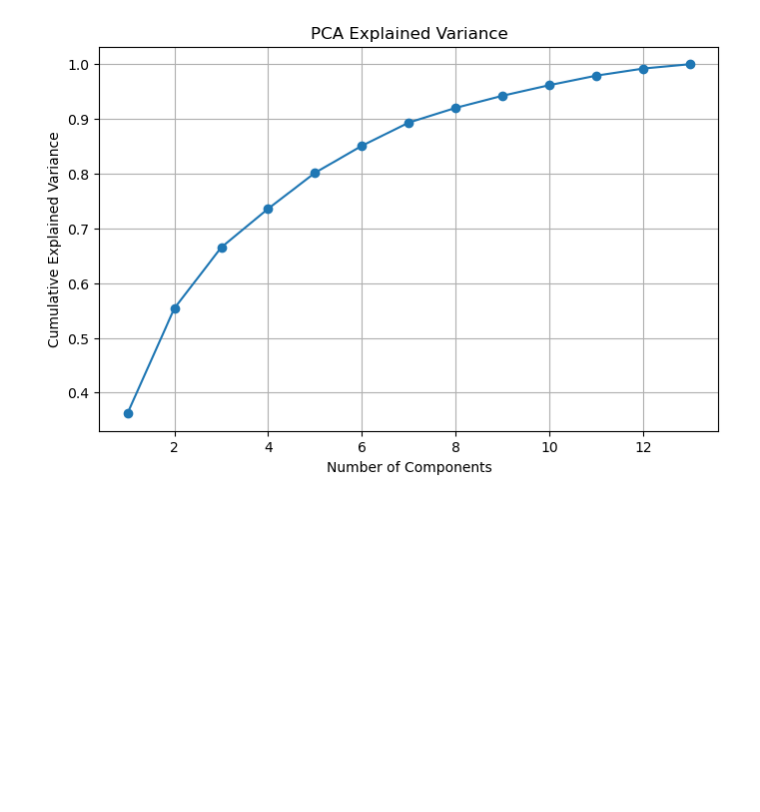
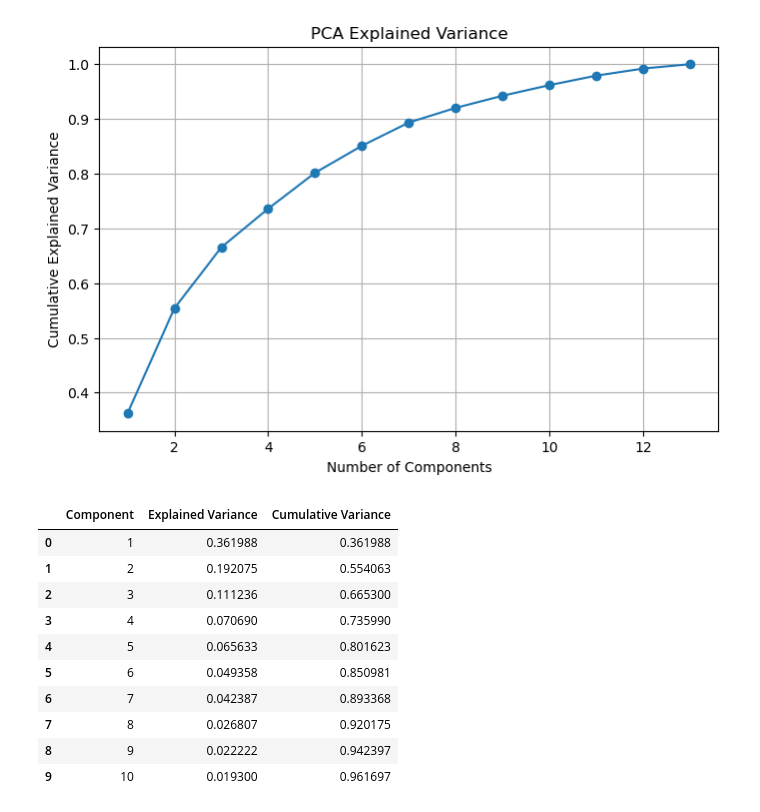
Before and after one commit to AHMAD-ALI5/machine-learning-from-scratch, a Jupyter notebook: machine-learning-from-scratch/Clustering/dimensionality reduction.ipynb, the cells around one changed output. Cells and saved outputs as stored; diff of their text form; code cells hidden in the pictures; blank space fills up the shorter version.

```diff
--- a/machine-learning-from-scratch/Clustering/dimensionality reduction.ipynb
+++ b/machine-learning-from-scratch/Clustering/dimensionality reduction.ipynb
@@ -199,3 +199,26 @@ plt.grid(True)
 plt.show()
 # %% [output]
 [figure]
+# %%
+variance_table = pd.DataFrame({
+    "Component": np.arange(
+        1,
+        len(explained_variance) + 1
+    ),
+    "Explained Variance": explained_variance,
+    "Cumulative Variance": cumulative_variance
+})
+
+variance_table.head(10)
+# %% [output]
+|  | Component | Explained Variance | Cumulative Variance |
+| 0 | 1 | 0.361988 | 0.361988 |
+| 1 | 2 | 0.192075 | 0.554063 |
+| 2 | 3 | 0.111236 | 0.665300 |
+| 3 | 4 | 0.070690 | 0.735990 |
+| 4 | 5 | 0.065633 | 0.801623 |
+| 5 | 6 | 0.049358 | 0.850981 |
+| 6 | 7 | 0.042387 | 0.893368 |
+| 7 | 8 | 0.026807 | 0.920175 |
+| 8 | 9 | 0.022222 | 0.942397 |
+| 9 | 10 | 0.019300 | 0.961697 |
```
Also changed, not shown: parts of 3 cells of this notebook.
